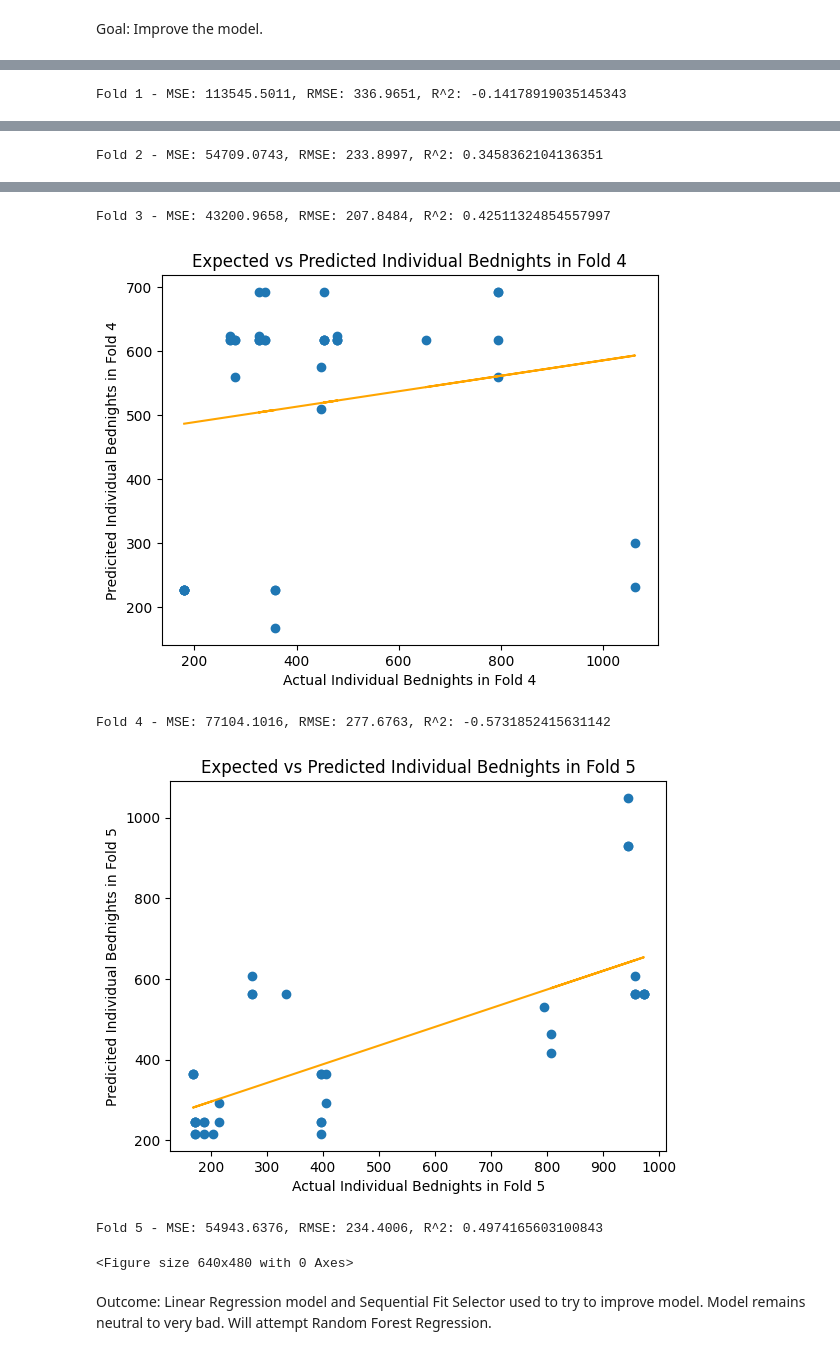
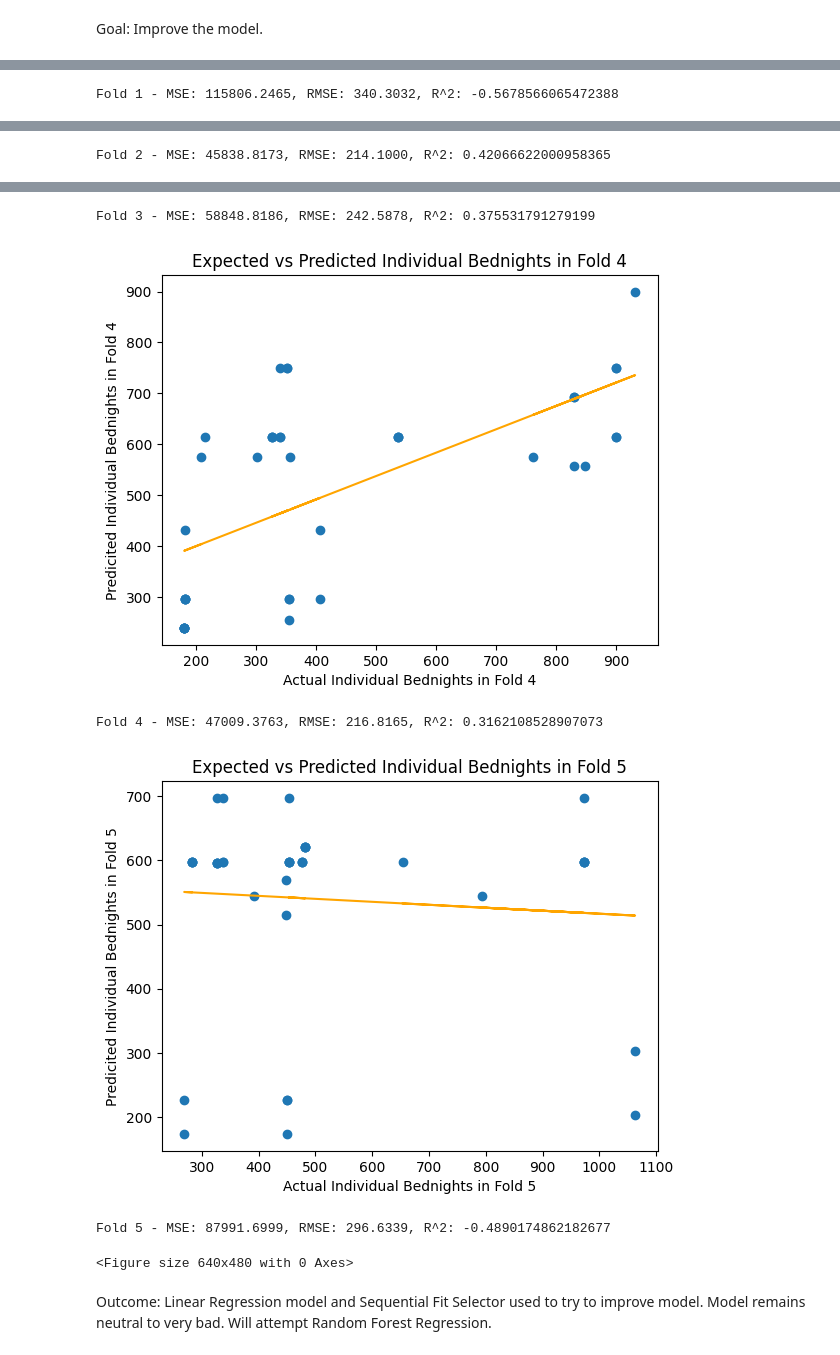
Before and after one commit to morellikatherine90809/Predict-Bednights, a Jupyter notebook: Regression 1.ipynb, the cells around one changed output, grey strips where cells are left out. Drawn from its saved outputs; the diff is of its cells as text; code cells hidden in the pictures.

Commit message:
Update Regression 1.ipynb
updated data

```diff
--- a/Regression 1.ipynb
+++ b/Regression 1.ipynb
@@ -12,7 +12,7 @@ from sklearn.metrics import mean_squared_error, r2_score
 import matplotlib.pyplot as plt
 # %%
 ##Load Data, first inspection, create dummies for RegionCode
-reg1 = pd.read_csv("C:/Users/morel/Downloads/Training Data 7-4-2025.csv")
+reg1 = pd.read_csv("C:/Users/morel/Downloads/Training Data 7-8-2025.csv")
 reg1_dummies = pd.get_dummies(reg1, columns=['RegionCode','Destination'], dtype=int)
 print(reg1_dummies.head(5))
 # %% [output]
@@ -148,7 +148,7 @@ Index(['HHEmployed', 'SingleParent', 'Disability', 'RegionCode_3',
       dtype='object')
 # %%
 ##Review new model using only HHSize and HHEmployed
-x2 = reg1_dummies[['Disability','RegionCode_3','RegionCode_4', 'RegionCode_5','HHEmployed','SingleParent','Destination_2','Destination_4','Destination_6','Destination_7','Destination_9','Destination_10']]
+x2 = reg1_dummies[['Disability','RegionCode_3','RegionCode_4', 'RegionCode_5','HHEmployed','SingleDad','Destination_4','Destination_6','Destination_7','Destination_9','Destination_10','Destination_11']]
 y2 = reg1_dummies['Bednights']
 groups2 = reg1_dummies['FamilyID']
 
@@ -186 +186 @@ for fold, (train_idx, test_idx) in enumerate(gkf.split(x2, y2, groups2)):
-Fold 1 - MSE: 113545.5011, RMSE: 336.9651, R^2: -0.14178919035145343
+Fold 1 - MSE: 115806.2465, RMSE: 340.3032, R^2: -0.5678566065472388
@@ -188 +188 @@ Fold 1 - MSE: 113545.5011, RMSE: 336.9651, R^2: -0.14178919035145343
-Fold 2 - MSE: 54709.0743, RMSE: 233.8997, R^2: 0.3458362104136351
+Fold 2 - MSE: 45838.8173, RMSE: 214.1000, R^2: 0.42066622000958365
@@ -190,8 +190,8 @@ Fold 2 - MSE: 54709.0743, RMSE: 233.8997, R^2: 0.3458362104136351
-Fold 3 - MSE: 43200.9658, RMSE: 207.8484, R^2: 0.42511324854557997
+Fold 3 - MSE: 58848.8186, RMSE: 242.5878, R^2: 0.375531791279199
-[figure, old version]
+[figure, new version]
-Fold 4 - MSE: 77104.1016, RMSE: 277.6763, R^2: -0.5731852415631142
+Fold 4 - MSE: 47009.3763, RMSE: 216.8165, R^2: 0.3162108528907073
-[figure, old version]
+[figure, new version]
-Fold 5 - MSE: 54943.6376, RMSE: 234.4006, R^2: 0.4974165603100843
+Fold 5 - MSE: 87991.6999, RMSE: 296.6339, R^2: -0.4890174862182677
 <Figure size 640x480 with 0 Axes>
 # %% [markdown]
 Outcome: Linear Regression model and Sequential Fit Selector used to try to improve model. Model remains neutral to very bad. Will attempt Random Forest Regression.
```
Also changed, not shown: parts of 5 cells of this notebook.
